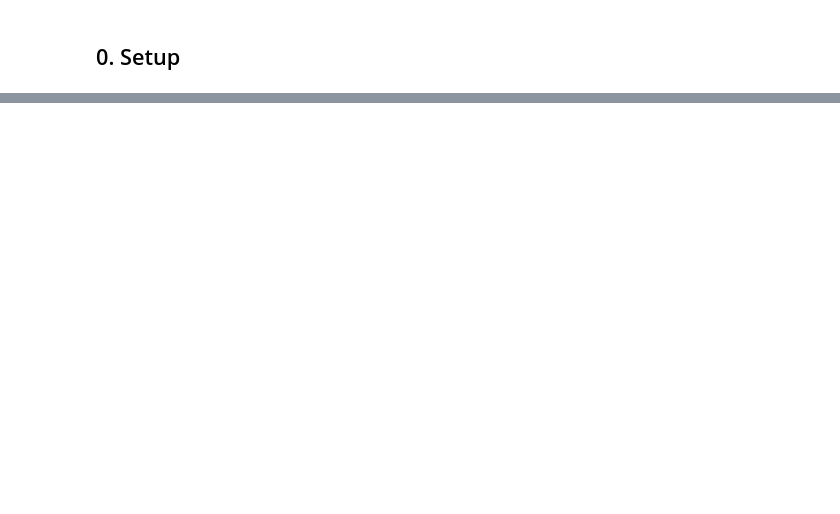
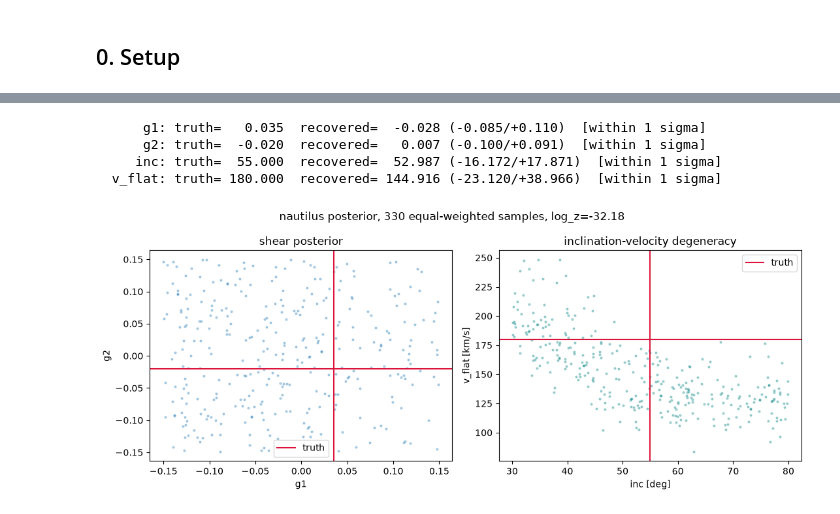
Before and after one commit to andrevitorelli/KINO, a Jupyter notebook: notebooks/04_one_galaxy_inference.ipynb, the cells around one changed output, grey strips where cells are left out. Drawn from its saved outputs; the diff is of its cells as text; code cells hidden in the pictures; blank space fills up the shorter version.

```diff
--- a/notebooks/04_one_galaxy_inference.ipynb
+++ b/notebooks/04_one_galaxy_inference.ipynb
@@ -149,0 +298,3 @@ posterior.corner_plot(truth={"g1": g1_true, "g2": g2_true})
+# %%
+posterior = fit_shear(prior, likelihood, n_live=150, seed=0, n_eff=300, verbose=False)
+posterior
@@ -149,0 +316,43 @@ posterior.corner_plot(truth={"g1": g1_true, "g2": g2_true})
+# %%
+summary = posterior.summary()
+truth = {"g1": g1_true, "g2": g2_true, "inc": gal.inc, "v_flat": gal.v_flat}
+
+for name in posterior.param_names:
+    med, minus, plus = summary[name]
+    t = truth[name]
+    ok = (med - minus) <= t <= (med + plus)
+    within = "within 1 sigma" if ok else "OUTSIDE 1 sigma"
+    print(
+        f"{name:>8s}: truth={t:>8.3f}  recovered={med:>8.3f} (-{minus:.3f}/+{plus:.3f})  [{within}]"
+    )
+# %% [output]
+      g1: truth=   0.035  recovered=  -0.028 (-0.085/+0.110)  [within 1 sigma]
+      g2: truth=  -0.020  recovered=   0.007 (-0.100/+0.091)  [within 1 sigma]
+     inc: truth=  55.000  recovered=  52.987 (-16.172/+17.871)  [within 1 sigma]
+  v_flat: truth= 180.000  recovered= 144.916 (-23.120/+38.966)  [within 1 sigma]
+# %%
+fig, axes = plt.subplots(1, 2, figsize=(11, 4.5))
+
+axes[0].scatter(posterior.samples["g1"], posterior.samples["g2"], s=4, alpha=0.3)
+axes[0].axvline(g1_true, color="crimson", lw=1.5, label="truth")
+axes[0].axhline(g2_true, color="crimson", lw=1.5)
+axes[0].set_xlabel("g1")
+axes[0].set_ylabel("g2")
+axes[0].set_title("shear posterior")
+axes[0].legend()
+
+axes[1].scatter(posterior.samples["inc"], posterior.samples["v_flat"], s=4, alpha=0.3, color="teal")
+axes[1].axvline(gal.inc, color="crimson", lw=1.5, label="truth")
+axes[1].axhline(gal.v_flat, color="crimson", lw=1.5)
+axes[1].set_xlabel("inc [deg]")
+axes[1].set_ylabel("v_flat [km/s]")
+axes[1].set_title("inclination-velocity degeneracy")
+axes[1].legend()
+
+title = (
+    f"nautilus posterior, {posterior.n_samples} equal-weighted samples, log_z={posterior.log_z:.2f}"
+)
+fig.suptitle(title)
+fig.tight_layout()
+# %% [output]
+[figure, added]
```
Also changed, not shown: parts of 40 cells of this notebook, 3 other files.
